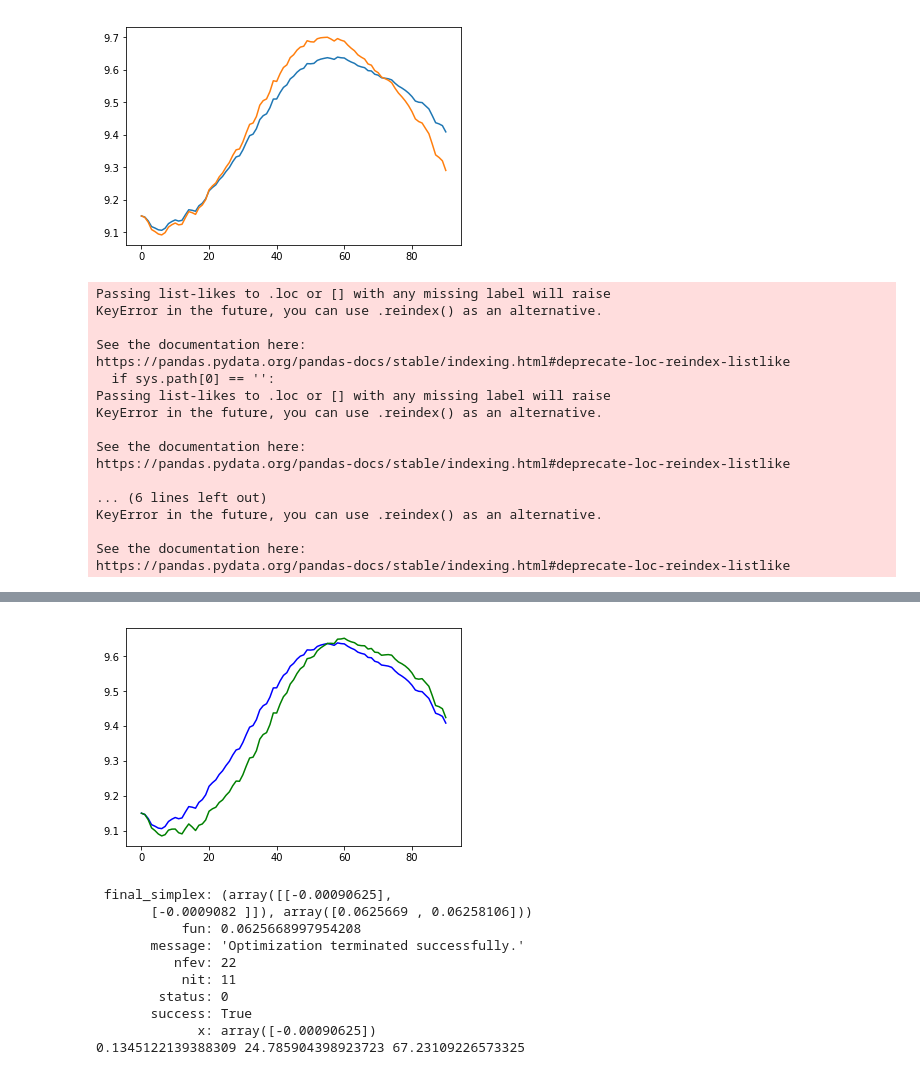
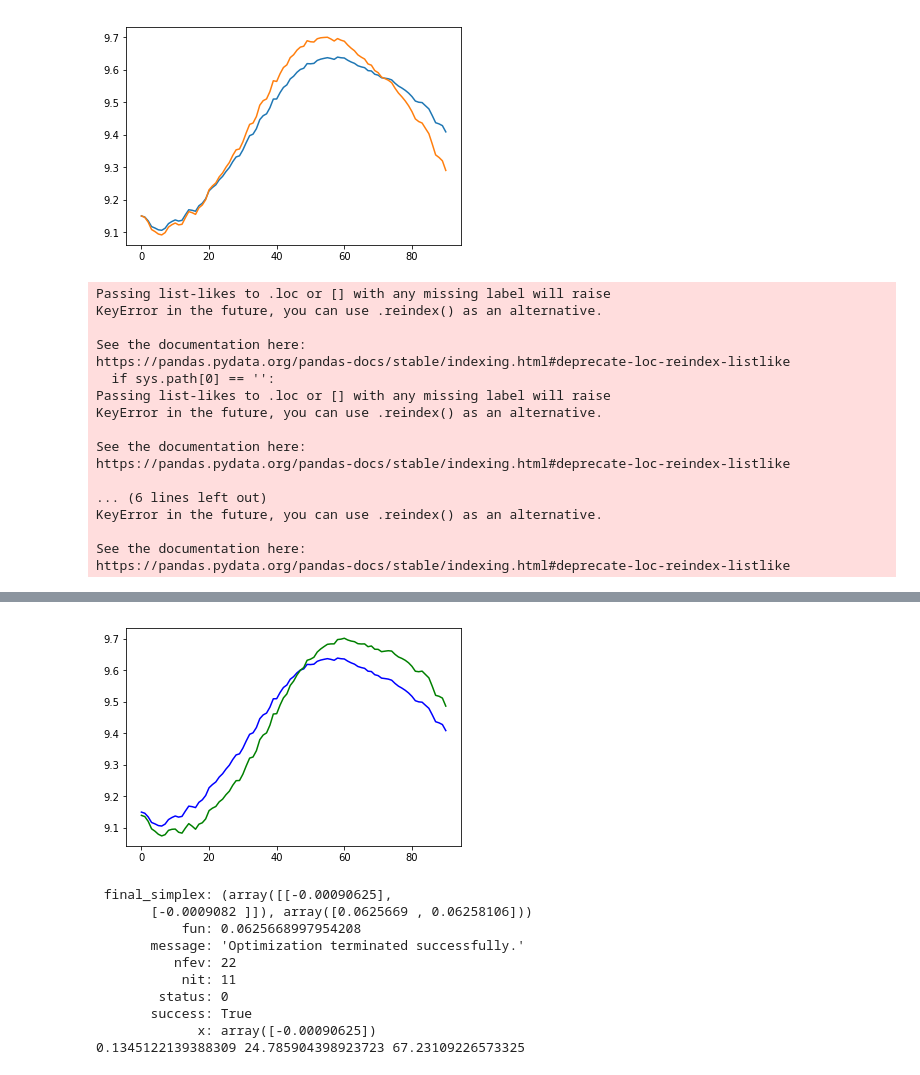
Before and after one commit to stujen/fiveEqSCM, a Jupyter notebook: 5eqSCM/Prather12 test.ipynb, the cells around one changed output, grey strips where cells are left out. Drawn from its saved outputs; the diff is of its cells as text; code cells hidden in the pictures.

```diff
--- a/5eqSCM/Prather12 test.ipynb
+++ b/5eqSCM/Prather12 test.ipynb
@@ -169,16 +169,16 @@ iIRF2010 = np.arcsinh(1/g0) * g1
 
 def mylalph(x):
 
-    r0 = iIRF2010 - x[1] * (C[0] - 722)/emis2conc - x[0] * (CMIP5_RCP85_tas.loc[2010].values - CMIP5_RCP85_tas.loc[range(1860,1880)].mean().values)
+    r0 = iIRF2010 - x[1] * (C[0] - 700)/emis2conc - x[0] * (CMIP5_RCP85_tas.loc[2010].values - CMIP5_RCP85_tas.loc[range(1860,1880)].mean().values)
 
-    return np.sum((tau[0] * g0 * np.sinh( ( r0 + x[0] * (CMIP5_RCP85_tas[2010:2100].values.flatten() - CMIP5_RCP85_tas.loc[range(1860,1880)].mean().values) + x[1] * (C - 722)/emis2conc ) / g1 ) - tau)**2)
+    return np.sum((tau[0] * g0 * np.sinh( ( r0 + x[0] * (CMIP5_RCP85_tas[2010:2100].values.flatten() - CMIP5_RCP85_tas.loc[range(1860,1880)].mean().values) + x[1] * (C - 700)/emis2conc ) / g1 ) - tau)**2)
 
 resultmin = sp.optimize.minimize(mylalph, np.array([0,0]), method='Nelder-Mead')
 
-r0 = iIRF2010 - resultmin['x'][1] * (C[0] - 722)/emis2conc - resultmin['x'][0] * (CMIP5_RCP85_tas.loc[2010].values - CMIP5_RCP85_tas.loc[range(1860,1880)].mean().values)
+r0 = iIRF2010 - resultmin['x'][1] * (C[0] - 700)/emis2conc - resultmin['x'][0] * (CMIP5_RCP85_tas.loc[2010].values - CMIP5_RCP85_tas.loc[range(1860,1880)].mean().values)
 
 plt.plot( tau , 'b' )
-plt.plot( g0 * tau[0] * np.sinh( ( r0 + resultmin['x'][0] * (CMIP5_RCP85_tas[2010:2100].values.flatten() - CMIP5_RCP85_tas.loc[range(1860,1880)].mean().values) + resultmin['x'][1] * (C-722)/emis2conc ) / g1 ) , 'g' )
+plt.plot(-0.2 + g0 * tau[0] * np.sinh( ( 8.65 + resultmin['x'][0] * (CMIP5_RCP85_tas[2010:2100].values.flatten() - CMIP5_RCP85_tas.loc[range(1860,1880)].mean().values) + 3.19667588e-04 * (C-700)/emis2conc ) / g1 ) , 'g' )
 
 print(resultmin)
 print(g0,g1,r0)
@@ -214,4 +214,4 @@ https://pandas.pydata.org/pandas-docs/stable/indexing.html#deprecate-loc-reindex
-[figure, old version]
+[figure, new version]
 # %%
 # Now if we do the same thing for N2O
 
```
Also changed, not shown: parts of 2 cells of this notebook, 26 other files.
